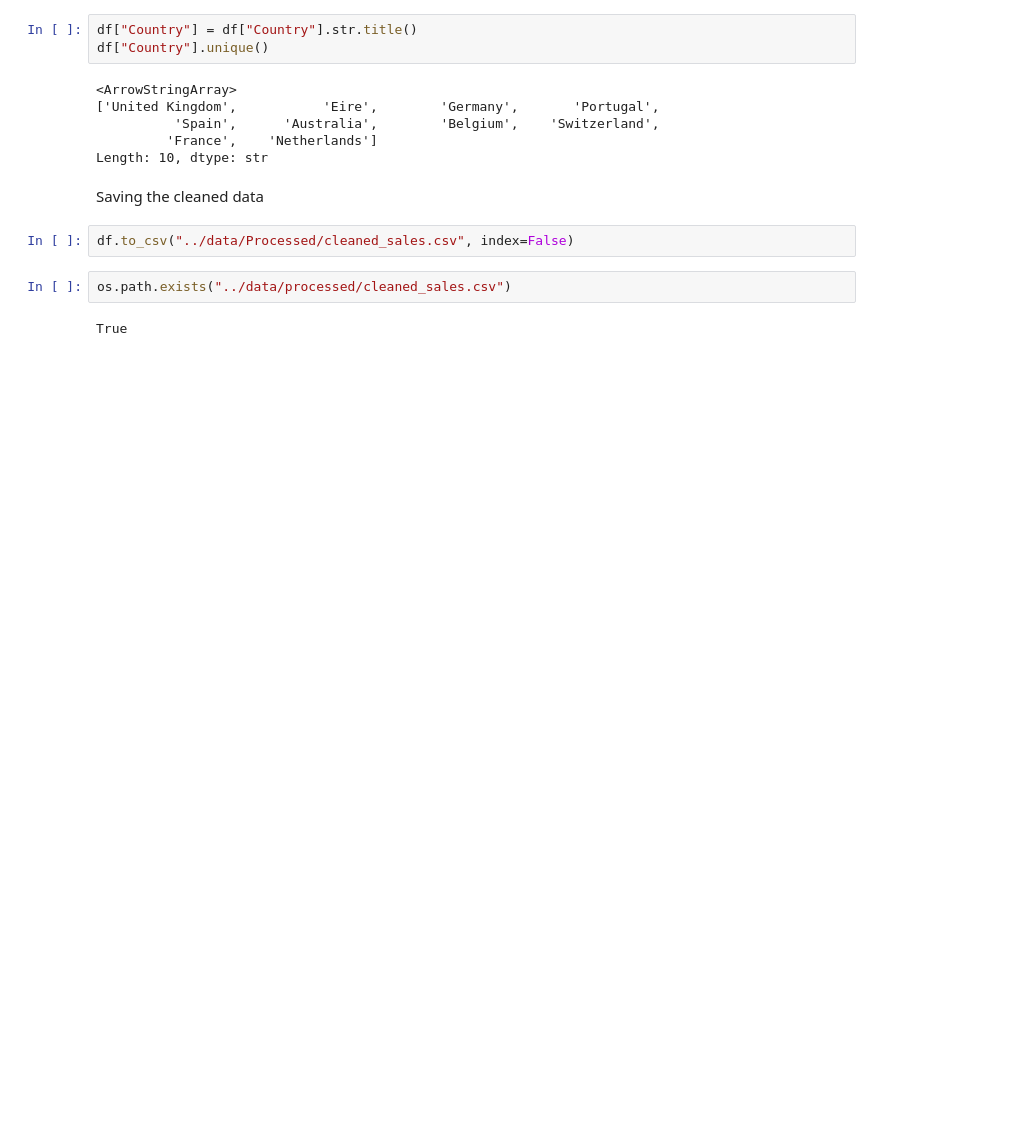
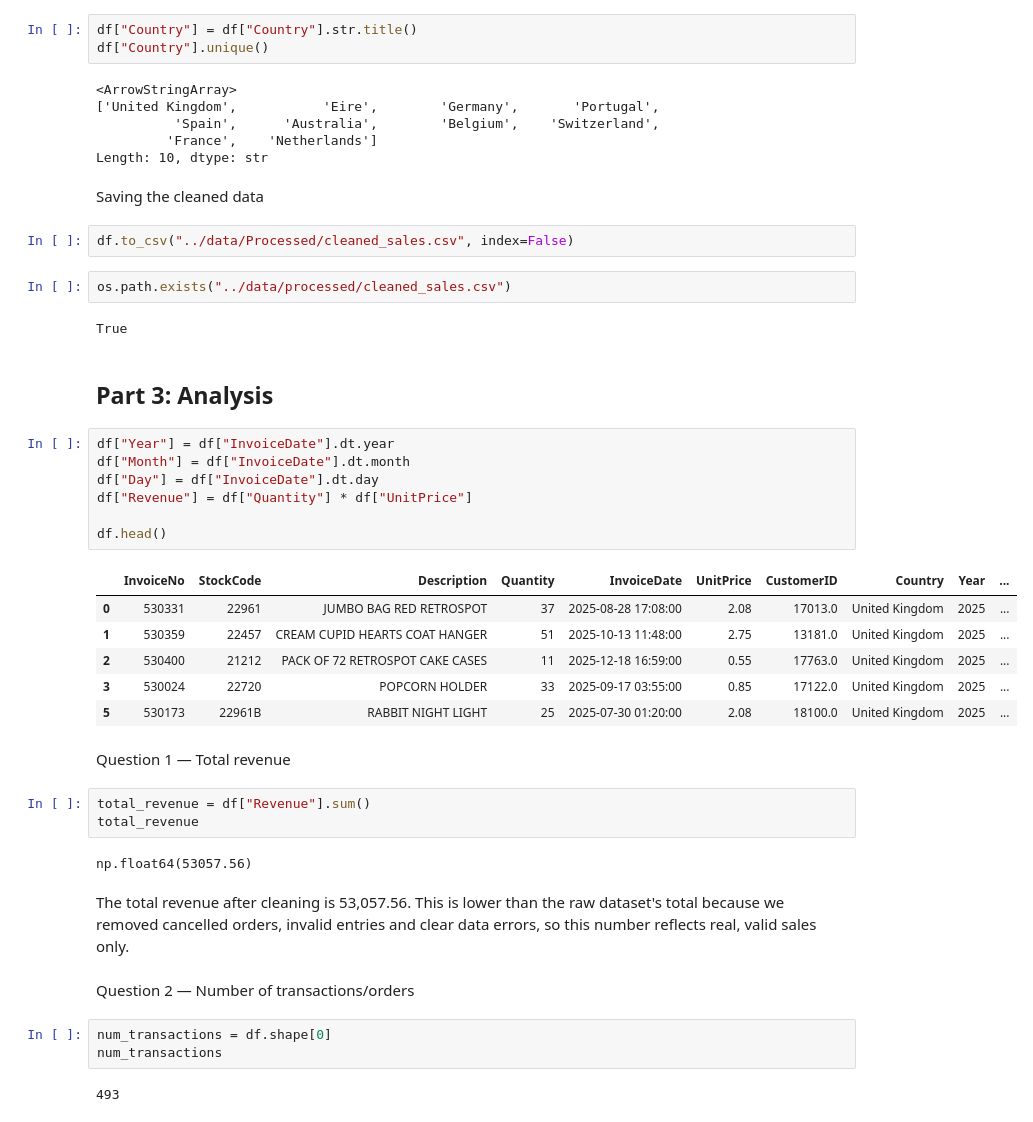
Before and after one commit to Emmanuel-Twumasi-Kwame-Yeboah/retail-sales-analysis, a Jupyter notebook: notebooks/retail_sales_analysis.ipynb, the cells around one changed output. Cells and saved outputs as stored; diff of their text form; blank space fills up the shorter version.

Commit message:
feat: add sales KPI analysis

```diff
--- a/notebooks/retail_sales_analysis.ipynb
+++ b/notebooks/retail_sales_analysis.ipynb
@@ -219,3 +219,35 @@ df.to_csv("../data/Processed/cleaned_sales.csv", index=False)
 os.path.exists("../data/processed/cleaned_sales.csv")
 # %% [output]
 True
+# %% [markdown]
+## Part 3: Analysis
+# %%
+df["Year"] = df["InvoiceDate"].dt.year
+df["Month"] = df["InvoiceDate"].dt.month
+df["Day"] = df["InvoiceDate"].dt.day
+df["Revenue"] = df["Quantity"] * df["UnitPrice"]
+
+df.head()
+# %% [output]
+|  | InvoiceNo | StockCode | Description | Quantity | InvoiceDate | UnitPrice | CustomerID | Country | Year | ... |
+| 0 | 530331 | 22961 | JUMBO BAG RED RETROSPOT | 37 | 2025-08-28 17:08:00 | 2.08 | 17013.0 | United Kingdom | 2025 | ... |
+| 1 | 530359 | 22457 | CREAM CUPID HEARTS COAT HANGER | 51 | 2025-10-13 11:48:00 | 2.75 | 13181.0 | United Kingdom | 2025 | ... |
+| 2 | 530400 | 21212 | PACK OF 72 RETROSPOT CAKE CASES | 11 | 2025-12-18 16:59:00 | 0.55 | 17763.0 | United Kingdom | 2025 | ... |
+| 3 | 530024 | 22720 | POPCORN HOLDER | 33 | 2025-09-17 03:55:00 | 0.85 | 17122.0 | United Kingdom | 2025 | ... |
+| 5 | 530173 | 22961B | RABBIT NIGHT LIGHT | 25 | 2025-07-30 01:20:00 | 2.08 | 18100.0 | United Kingdom | 2025 | ... |
+# %% [markdown]
+Question 1 — Total revenue
+# %%
+total_revenue = df["Revenue"].sum()
+total_revenue
+# %% [output]
+np.float64(53057.56)
+# %% [markdown]
+The total revenue after cleaning is 53,057.56. This is lower than the raw dataset's total because we removed cancelled orders, invalid entries and clear data errors, so this number reflects real, valid sales only.
+# %% [markdown]
+Question 2 — Number of transactions/orders
+# %%
+num_transactions = df.shape[0]
+num_transactions
+# %% [output]
+493
```
Also changed, not shown: parts of 26 cells of this notebook.
